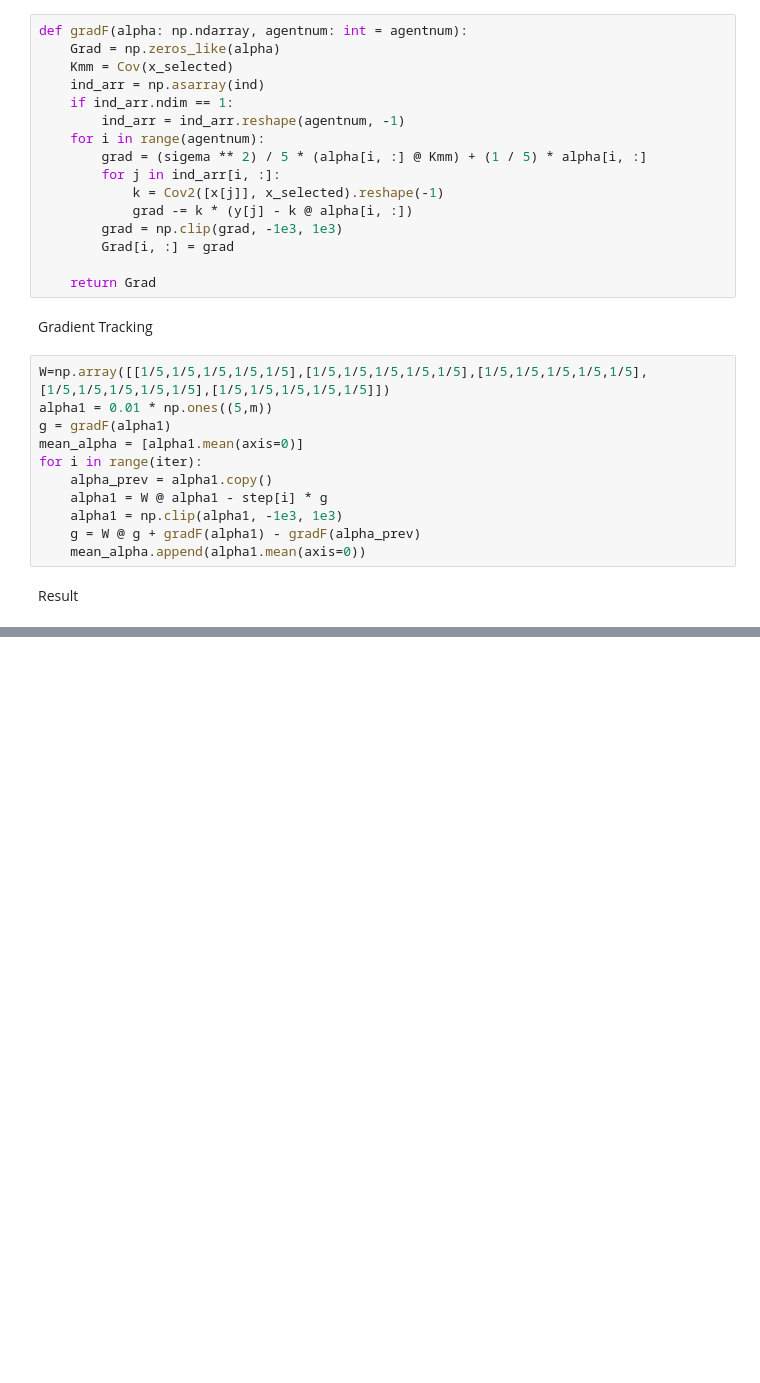
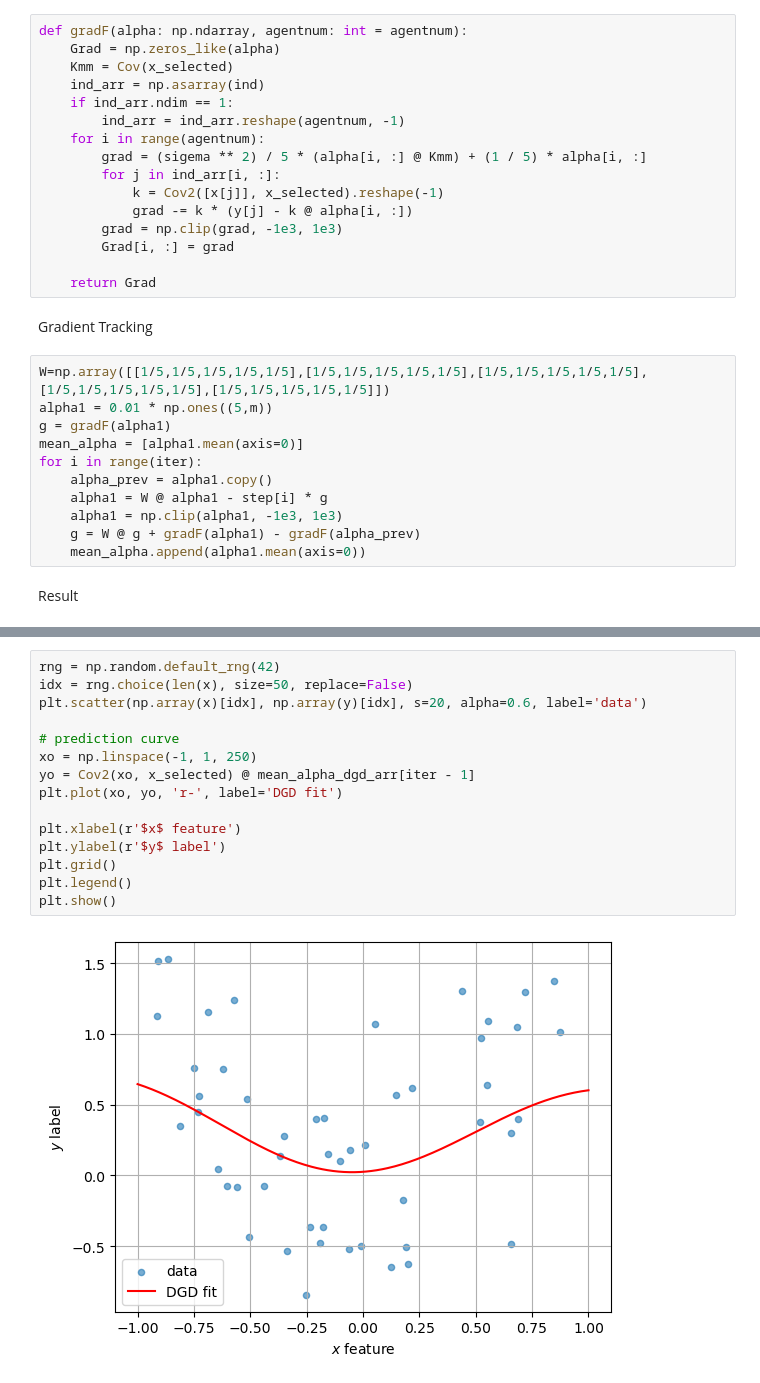
Before and after one commit to xiaomaju11/SOD-Project, a Jupyter notebook: project.ipynb, the cells around one changed output, grey strips where cells are left out. Saved outputs shown, nothing was run; the diff lists cells and outputs as text; blank space fills up the shorter version.

```diff
--- a/project.ipynb
+++ b/project.ipynb
@@ -220,0 +251,17 @@ plt.show()
+# %%
+rng = np.random.default_rng(42)
+idx = rng.choice(len(x), size=50, replace=False)
+plt.scatter(np.array(x)[idx], np.array(y)[idx], s=20, alpha=0.6, label='data')
+
+# prediction curve
+xo = np.linspace(-1, 1, 250)
+yo = Cov2(xo, x_selected) @ mean_alpha_dgd_arr[iter - 1]
+plt.plot(xo, yo, 'r-', label='DGD fit')
+
+plt.xlabel(r'$x$ feature')
+plt.ylabel(r'$y$ label')
+plt.grid()
+plt.legend()
+plt.show()
+# %% [output]
+[figure, added]
```
Also changed, not shown: parts of 7 cells of this notebook.
